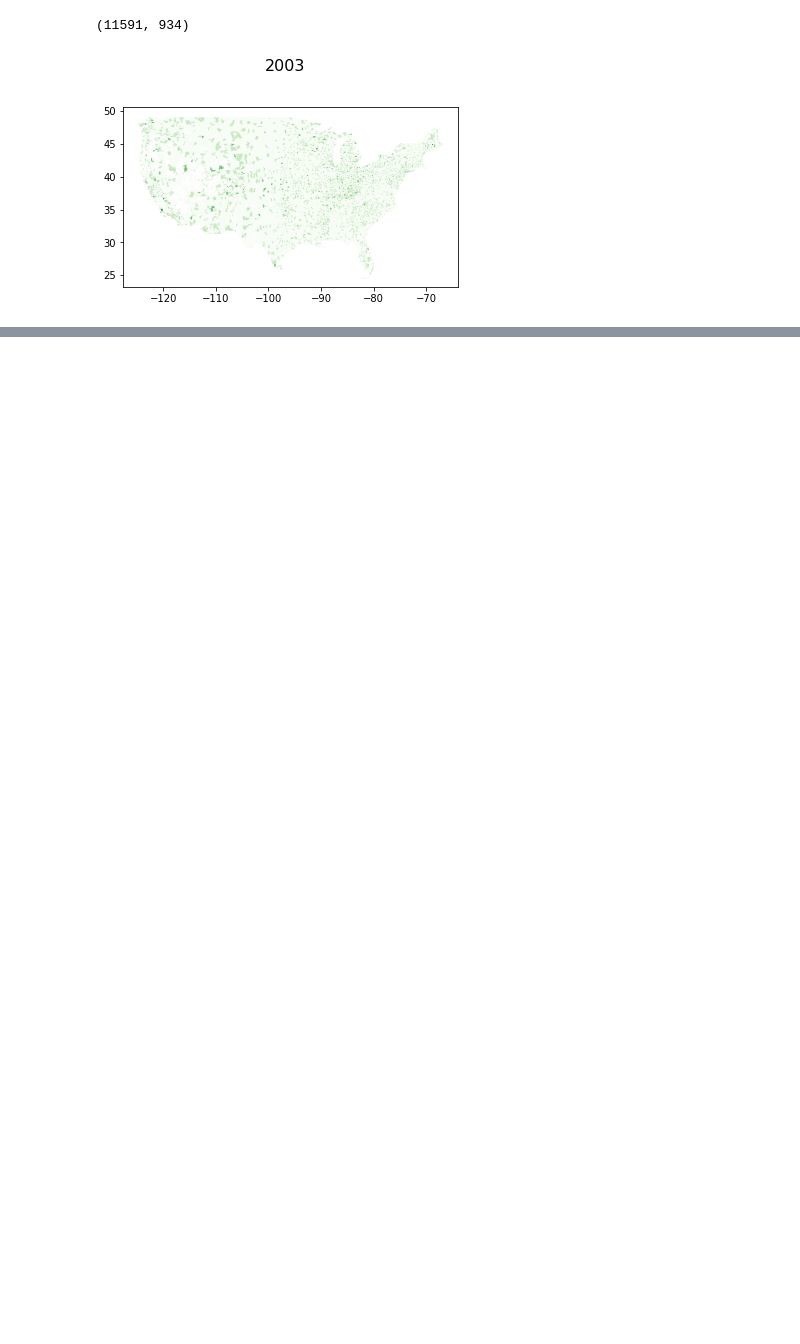
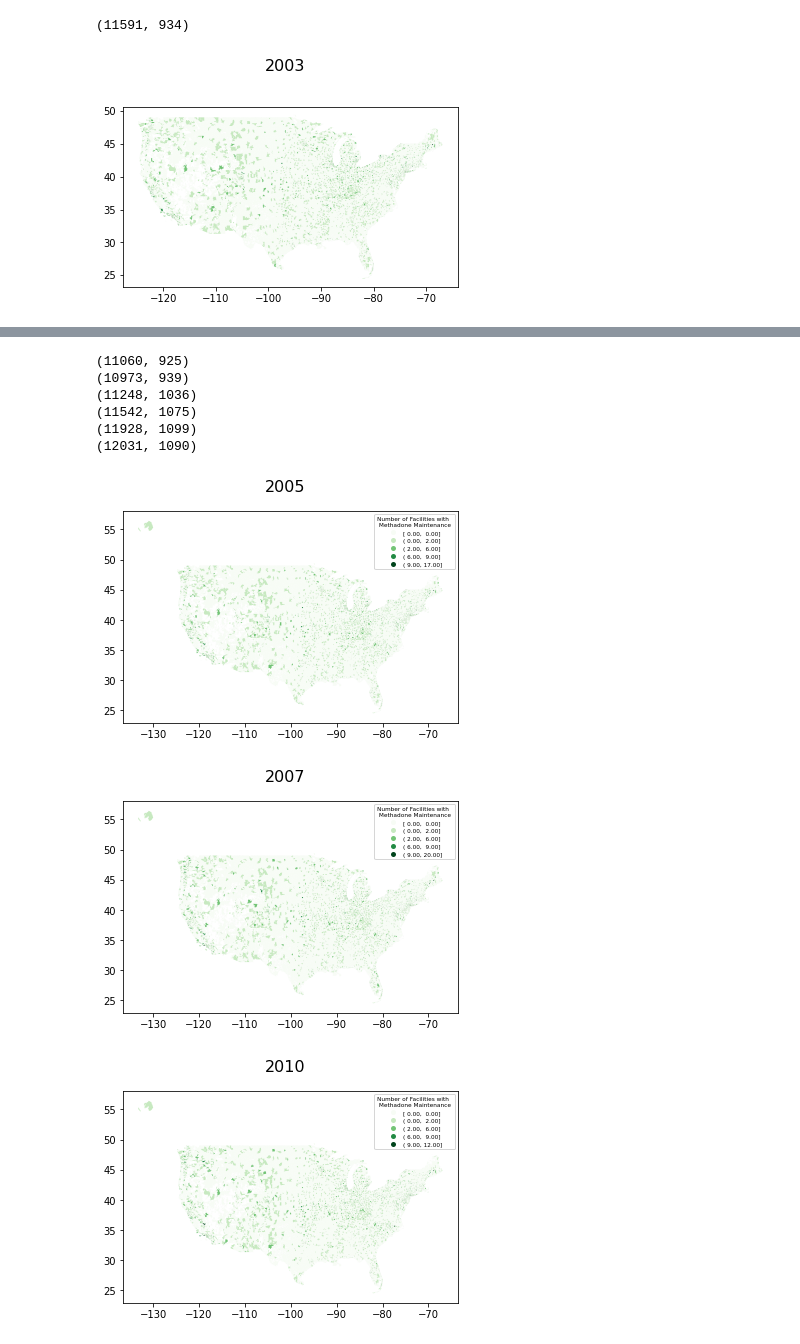
Before and after one commit to GeoDaCenter/opioid-policy-scan, a Jupyter notebook: MOUD_scraping/data_summary.ipynb, the cells around one changed output, grey strips where cells are left out. Drawn from its saved outputs; the diff is of its cells as text; code cells hidden in the pictures; blank space fills up the shorter version.

```diff
--- a/MOUD_scraping/data_summary.ipynb
+++ b/MOUD_scraping/data_summary.ipynb
@@ -302,0 +290,13 @@ No handles with labels found to put in legend.
+# %%
+for year in [2005, 2007, 2010, 2012, 2015, 2017]:
+    plot_Met(year, 'MM')
+# %% [output]
+(11060, 925)
+(10973, 939)
+(11248, 1036)
+(11542, 1075)
+(11928, 1099)
+(12031, 1090)
+[figure, added]
+[figure, added]
+[figure, added]
```
Also changed, not shown: parts of 8 cells of this notebook, 11 other files.
